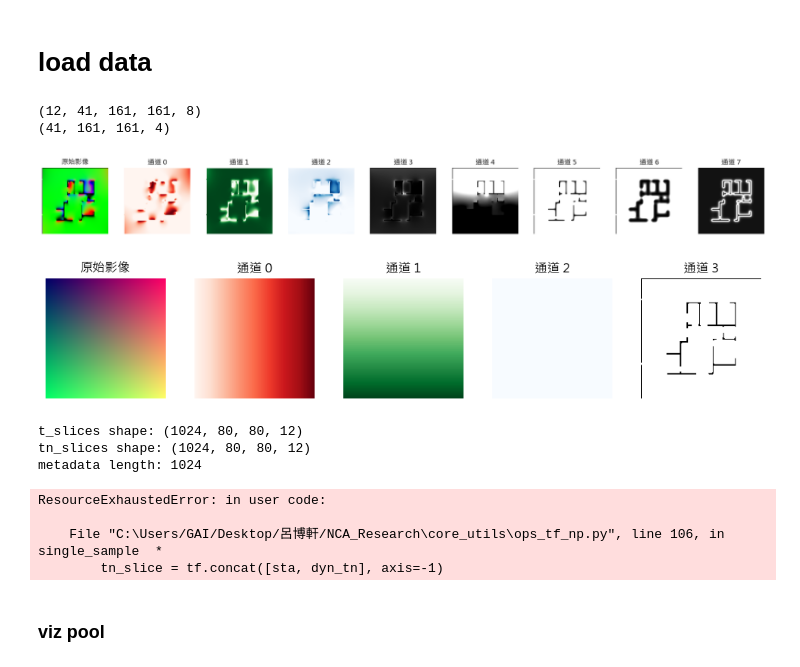
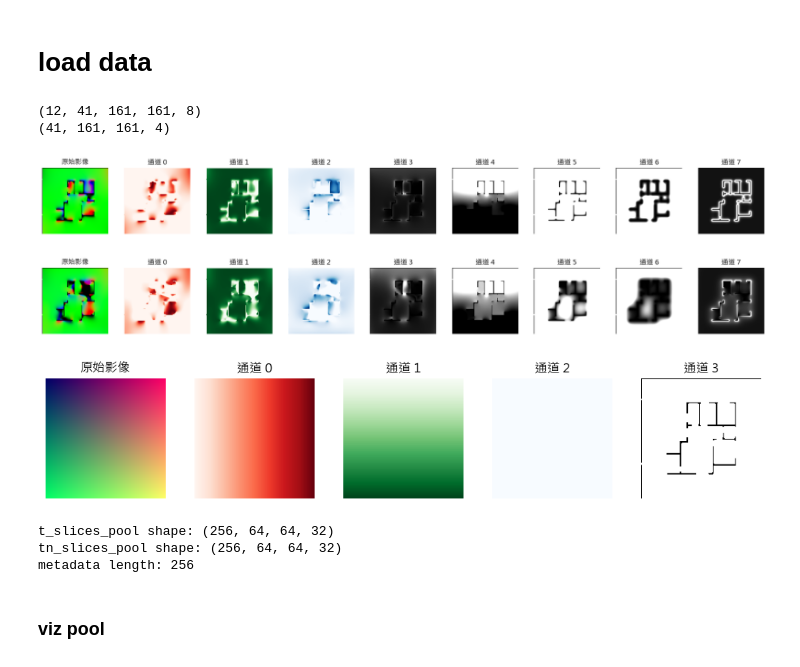
Before and after one commit to ms-112-scott/NCA_Research, a Jupyter notebook: E3_simpleCFD_NCA/notebooks/E3-1_CFD_NCA.ipynb, the cells around one changed output. Cells and saved outputs as stored; diff of their text form; code cells hidden in the pictures.

```diff
--- a/E3_simpleCFD_NCA/notebooks/E3-1_CFD_NCA.ipynb
+++ b/E3_simpleCFD_NCA/notebooks/E3-1_CFD_NCA.ipynb
@@ -99,15 +99,17 @@ DAMAGE_N = 3
 # %%
 # 載入檔案
 dynamic_fields = load_cfd_npy('../dataset/dynamic_fields.npy')
 static_fields = load_cfd_npy('../dataset/static_fields.npy')[..., 3:] # 去除絕對座標XYZ
 
 print(dynamic_fields.shape)
 print(static_fields.shape)
 plt_split_channels(dynamic_fields[0,16,:,:,:], histogram=False, max_channels=None)
+plt_split_channels(dynamic_fields[-1,16,:,:,:], histogram=False, max_channels=None)
 plt_split_channels(static_fields[16], histogram=False, max_channels=None)
 # %% [output]
 (12, 41, 161, 161, 8)
 (41, 161, 161, 4)
 [figure]
-[figure, old version]
+[figure, new version]
+[figure, added]
 # %%
@@ -122,39 +138,18 @@ def create_CFD_pool(pool_count =POOL_SIZE,  output_meta=False):
     return t_slices, tn_slices, metadata
 # %%
-t_slices, tn_slices, metadata = create_CFD_pool(pool_count=POOL_SIZE, output_meta=False)
-print("t_slices shape:", t_slices.shape)
-print("tn_slices shape:", tn_slices.shape)
+t_slices_pool, tn_slices_pool, metadata = create_CFD_pool(pool_count=POOL_SIZE, output_meta=True, total_c=CHANNEL_N)
+CHANNEL_NAMES = [
+        "X 方向速度", "Y 方向速度", "Z 方向速度", "流速大小", "壓力 p ", "湍流動能 k", "渦動黏滯係數 νₜ", "湍流能耗率 ε",
+        "X 標準化座標", "Y 標準化座標", "Z 標準化座標", "遮罩",
+]
+
+print("t_slices_pool shape:", t_slices_pool.shape)
+print("tn_slices_pool shape:", tn_slices_pool.shape)
 print("metadata length:", len(metadata))
 # %% [output]
-t_slices shape: (1024, 80, 80, 12)
-tn_slices shape: (1024, 80, 80, 12)
-metadata length: 1024
+t_slices_pool shape: (256, 64, 64, 32)
+tn_slices_pool shape: (256, 64, 64, 32)
+metadata length: 256
-# %%
-import time
-
-# --- 測試 output_meta=True ---
-start_time = time.time()
-t_slices_1, tn_slices_1, metadata_1 = create_CFD_pool(pool_count =POOL_SIZE,output_meta=True)
-elapsed_time_1 = time.time() - start_time
-
-print("=== output_meta=True ===")
-print("Pool shape:", tn_slices_1.shape)
-print("Time elapsed: {:.4f} seconds\n".format(elapsed_time_1))
-
-
-# --- 測試 output_meta=False ---
-start_time = time.time()
-t_slices_2, tn_slices_2, metadata_2 = create_CFD_pool(pool_count =POOL_SIZE,output_meta=False)
-elapsed_time_2 = time.time() - start_time
-
-print("=== output_meta=False ===")
-print("Pool shape:", tn_slices_2.shape)
-print("Time elapsed: {:.4f} seconds\n".format(elapsed_time_2))
-# %% [output]
-ResourceExhaustedError: in user code:
-
-    File "C:\Users/GAI/Desktop/呂博軒/NCA_Research\core_utils\ops_tf_np.py", line 106, in single_sample  *
-        tn_slice = tf.concat([sta, dyn_tn], axis=-1)
 # %% [markdown]
 ### viz pool
 # %%
```
Also changed, not shown: parts of 10 cells of this notebook, 6 other files.
